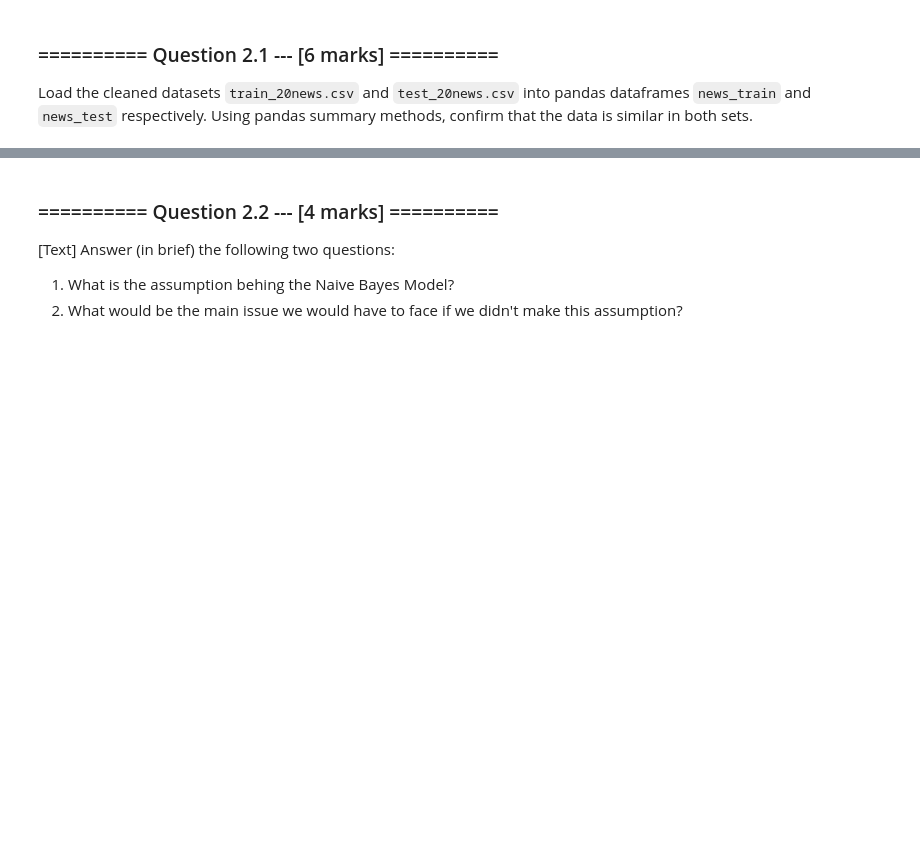
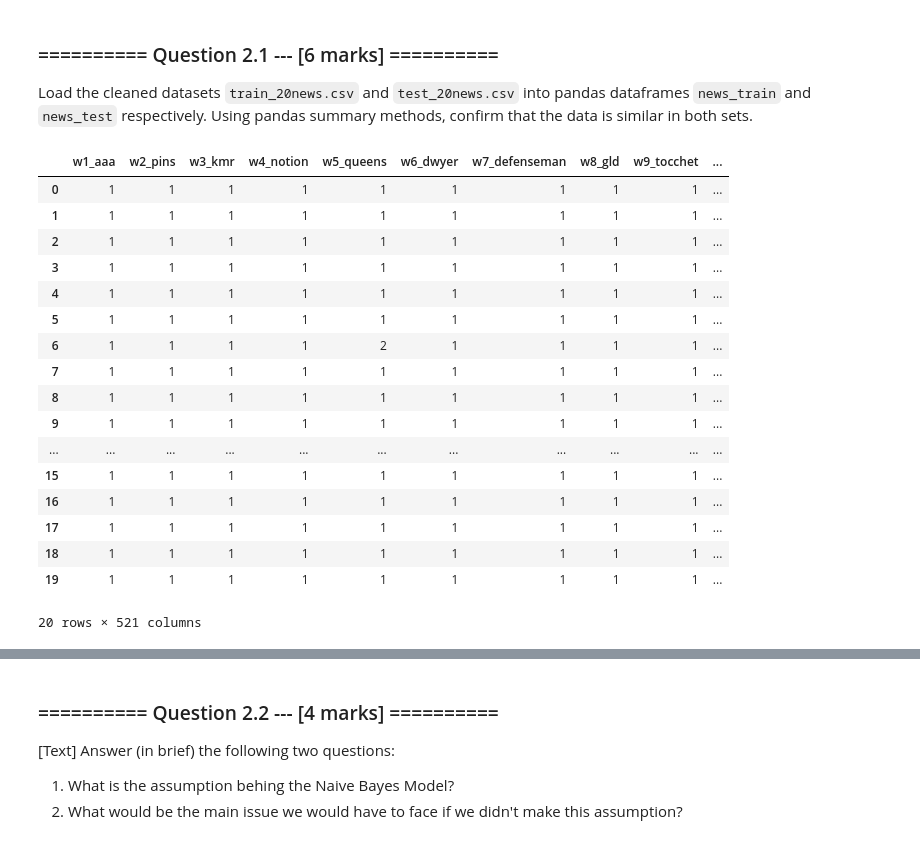
Before and after one commit to ishanparikh/IAML2018, a Jupyter notebook: Assignments/01_Analysis.ipynb, the cells around one changed output, grey strips where cells are left out. Cells and saved outputs as stored; diff of their text form; code cells hidden in the pictures; blank space fills up the shorter version.

```diff
--- a/Assignments/01_Analysis.ipynb
+++ b/Assignments/01_Analysis.ipynb
@@ -259,0 +265,30 @@ Load the cleaned datasets `train_20news.csv` and `test_20news.csv` into pandas d
+# %%
+# Your Code goes here:
+trn20Load = os.path.join(os.getcwd(), 'datasets', 'train_20news.csv')
+
+news_train = pd.read_csv(trn20Load)
+
+tst20Load = os.path.join(os.getcwd(), 'datasets', 'test_20news.csv')
+
+news_test = pd.read_csv(tst20Load)
+#news_train.describe()
+news_train.head(20)
+# %% [output]
+|  | w1_aaa | w2_pins | w3_kmr | w4_notion | w5_queens | w6_dwyer | w7_defenseman | w8_gld | w9_tocchet | ... |
+| 0 | 1 | 1 | 1 | 1 | 1 | 1 | 1 | 1 | 1 | ... |
+| 1 | 1 | 1 | 1 | 1 | 1 | 1 | 1 | 1 | 1 | ... |
+| 2 | 1 | 1 | 1 | 1 | 1 | 1 | 1 | 1 | 1 | ... |
+| 3 | 1 | 1 | 1 | 1 | 1 | 1 | 1 | 1 | 1 | ... |
+| 4 | 1 | 1 | 1 | 1 | 1 | 1 | 1 | 1 | 1 | ... |
+| 5 | 1 | 1 | 1 | 1 | 1 | 1 | 1 | 1 | 1 | ... |
+| 6 | 1 | 1 | 1 | 1 | 2 | 1 | 1 | 1 | 1 | ... |
+| 7 | 1 | 1 | 1 | 1 | 1 | 1 | 1 | 1 | 1 | ... |
+| 8 | 1 | 1 | 1 | 1 | 1 | 1 | 1 | 1 | 1 | ... |
+| 9 | 1 | 1 | 1 | 1 | 1 | 1 | 1 | 1 | 1 | ... |
+| ... | ... | ... | ... | ... | ... | ... | ... | ... | ... | ... |
+| 15 | 1 | 1 | 1 | 1 | 1 | 1 | 1 | 1 | 1 | ... |
+| 16 | 1 | 1 | 1 | 1 | 1 | 1 | 1 | 1 | 1 | ... |
+| 17 | 1 | 1 | 1 | 1 | 1 | 1 | 1 | 1 | 1 | ... |
+| 18 | 1 | 1 | 1 | 1 | 1 | 1 | 1 | 1 | 1 | ... |
+| 19 | 1 | 1 | 1 | 1 | 1 | 1 | 1 | 1 | 1 | ... |
+20 rows × 521 columns
```
Also changed, not shown: parts of 15 cells of this notebook, 1 other file.
